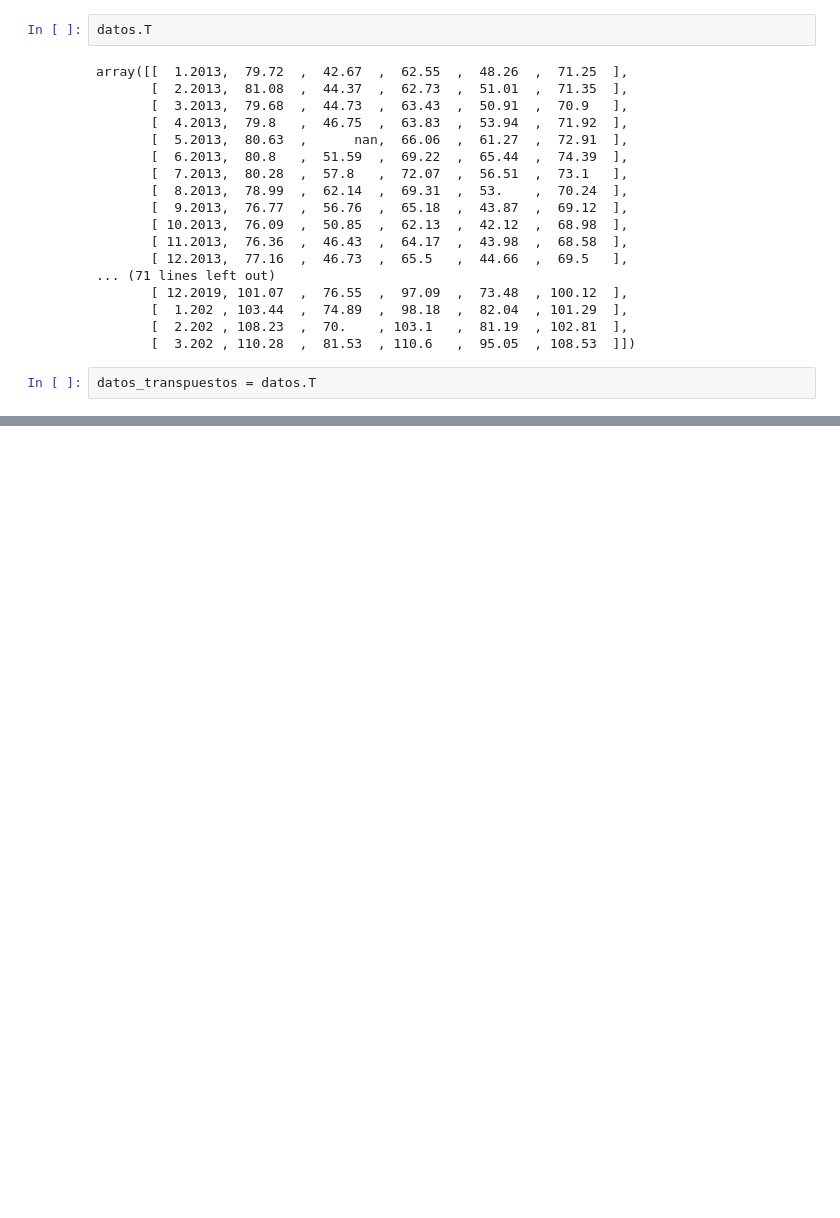
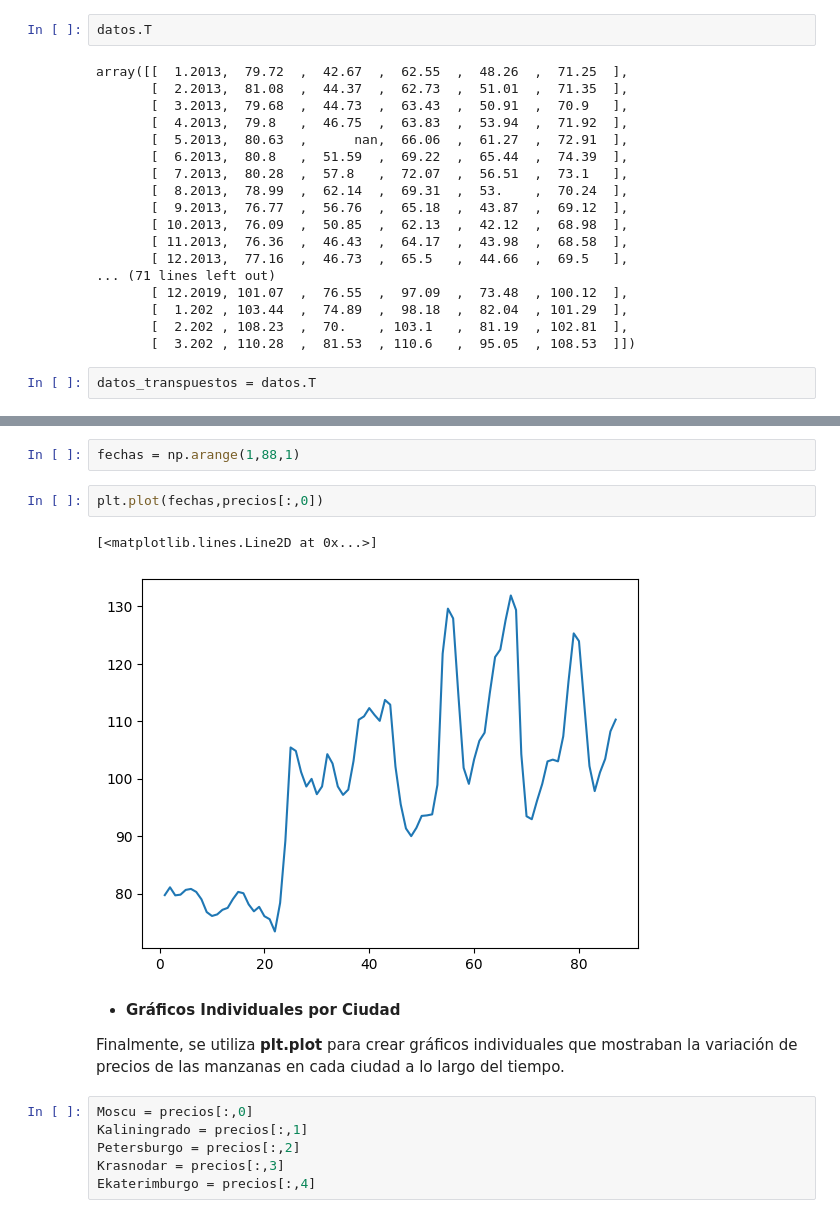
Before and after one commit to VivianQui/NumPy, a Jupyter notebook: numpy.ipynb, the cells around one changed output, grey strips where cells are left out. Cells and saved outputs as stored; diff of their text form; blank space fills up the shorter version.

```diff
--- a/numpy.ipynb
+++ b/numpy.ipynb
@@ -57,0 +131,19 @@ datos_transpuestos = datos.T
+# %%
+fechas = np.arange(1,88,1)
+# %%
+plt.plot(fechas,precios[:,0])
+# %% [output]
+[<matplotlib.lines.Line2D at 0x...>]
+[figure, added]
+# %% [markdown]
+
+
+*   **Gráficos Individuales por Ciudad**
+
+Finalmente, se utiliza **plt.plot** para crear gráficos individuales que mostraban la variación de precios de las manzanas en cada ciudad a lo largo del tiempo.
+# %%
+Moscu = precios[:,0]
+Kaliningrado = precios[:,1]
+Petersburgo = precios[:,2]
+Krasnodar = precios[:,3]
+Ekaterimburgo = precios[:,4]
```
Also changed, not shown: parts of 18 cells of this notebook.
